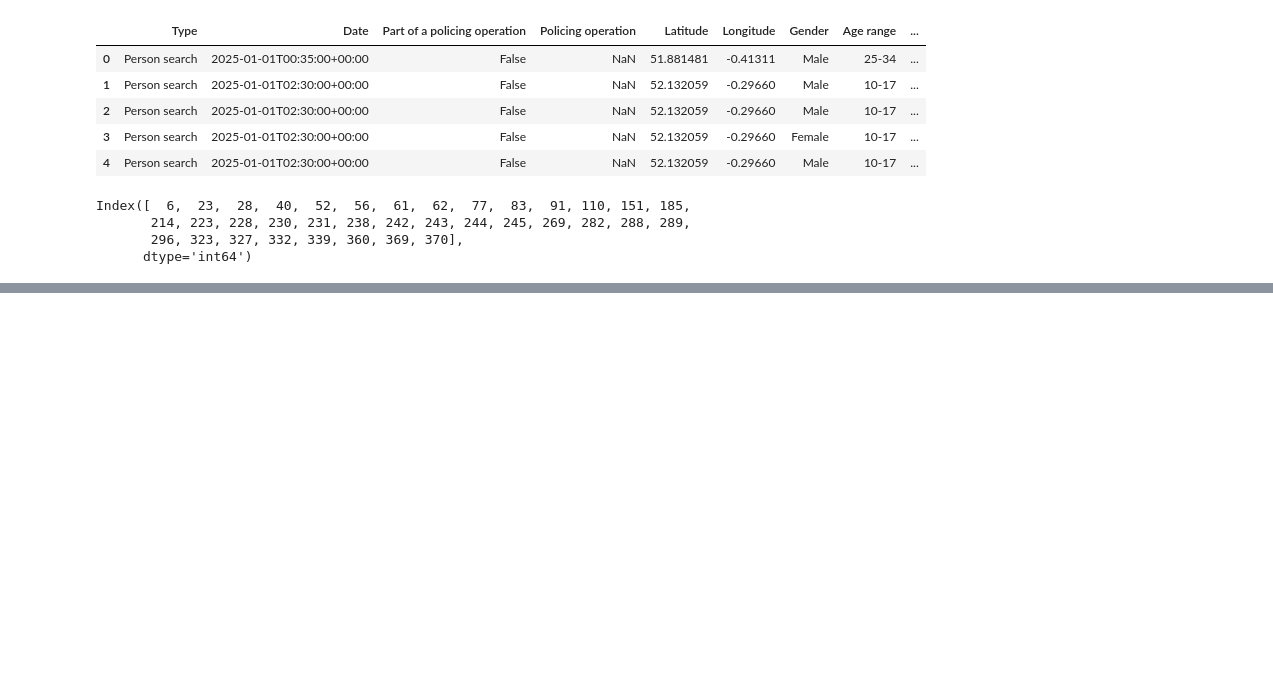
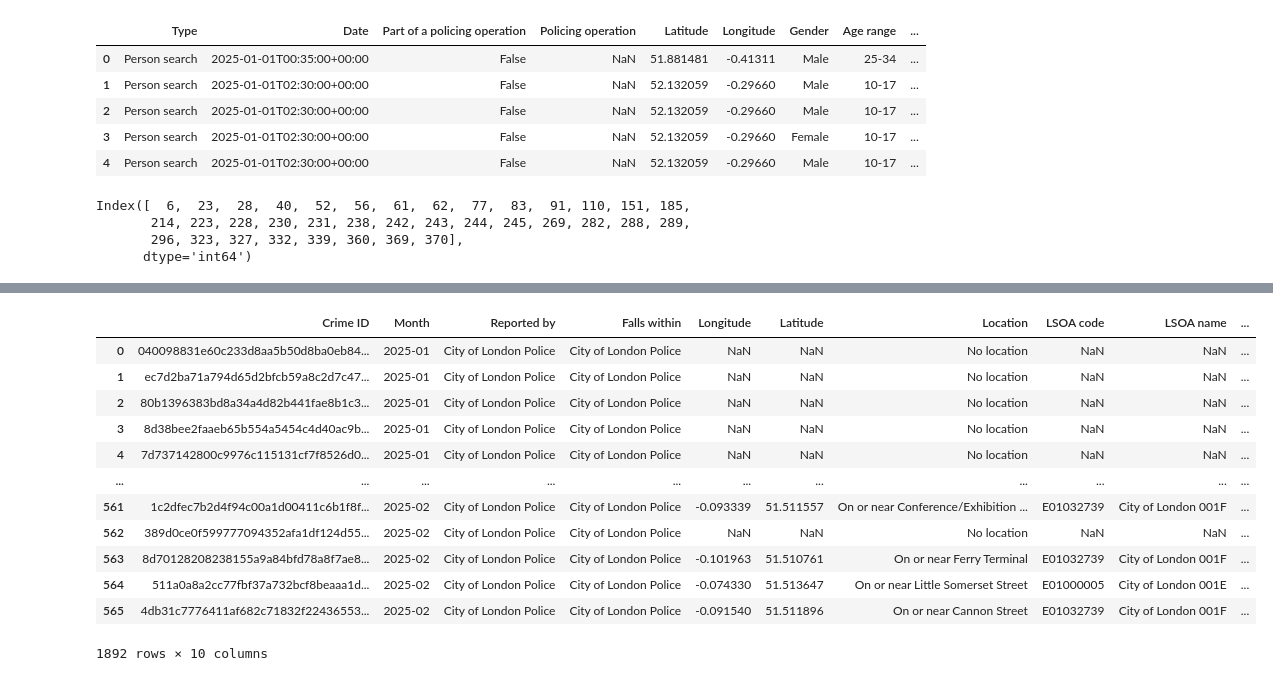
Before and after one commit to para662/dataviz2025, a Jupyter notebook: pandas_101_2025.ipynb, the cells around one changed output, grey strips where cells are left out. Saved outputs shown, nothing was run; the diff lists cells and outputs as text; code cells hidden in the pictures; blank space fills up the shorter version.

```diff
--- a/pandas_101_2025.ipynb
+++ b/pandas_101_2025.ipynb
@@ -1025,0 +1094,22 @@ Index([  6,  23,  28,  40,  52,  56,  61,  62,  77,  83,  91, 110, 151, 185,
+# %%
+city_of_london = pd.read_csv('/content/drive/MyDrive/data/2025-01/2025-01-city-of-london-outcomes.csv')
+city_of_london2 = pd.read_csv('/content/drive/MyDrive/data/2025-02/2025-02-city-of-london-outcomes.csv')
+city_of_london3 = pd.read_csv('/content/drive/MyDrive/data/2025-02/2025-02-city-of-london-outcomes.csv')
+# %%
+city_of_london123 = pd.concat([city_of_london, city_of_london2, city_of_london3])
+# %%
+city_of_london123
+# %% [output]
+|  | Crime ID | Month | Reported by | Falls within | Longitude | Latitude | Location | LSOA code | LSOA name | ... |
+| 0 | 040098831e60c233d8aa5b50d8ba0eb84... | 2025-01 | City of London Police | City of London Police | NaN | NaN | No location | NaN | NaN | ... |
+| 1 | ec7d2ba71a794d65d2bfcb59a8c2d7c47... | 2025-01 | City of London Police | City of London Police | NaN | NaN | No location | NaN | NaN | ... |
+| 2 | 80b1396383bd8a34a4d82b441fae8b1c3... | 2025-01 | City of London Police | City of London Police | NaN | NaN | No location | NaN | NaN | ... |
+| 3 | 8d38bee2faaeb65b554a5454c4d40ac9b... | 2025-01 | City of London Police | City of London Police | NaN | NaN | No location | NaN | NaN | ... |
+| 4 | 7d737142800c9976c115131cf7f8526d0... | 2025-01 | City of London Police | City of London Police | NaN | NaN | No location | NaN | NaN | ... |
+| ... | ... | ... | ... | ... | ... | ... | ... | ... | ... | ... |
+| 561 | 1c2dfec7b2d4f94c00a1d00411c6b1f8f... | 2025-02 | City of London Police | City of London Police | -0.093339 | 51.511557 | On or near Conference/Exhibition ... | E01032739 | City of London 001F | ... |
+| 562 | 389d0ce0f599777094352afa1df124d55... | 2025-02 | City of London Police | City of London Police | NaN | NaN | No location | NaN | NaN | ... |
+| 563 | 8d70128208238155a9a84bfd78a8f7ae8... | 2025-02 | City of London Police | City of London Police | -0.101963 | 51.510761 | On or near Ferry Terminal | E01032739 | City of London 001F | ... |
+| 564 | 511a0a8a2cc77fbf37a732bcf8beaaa1d... | 2025-02 | City of London Police | City of London Police | -0.074330 | 51.513647 | On or near Little Somerset Street | E01000005 | City of London 001E | ... |
+| 565 | 4db31c7776411af682c71832f22436553... | 2025-02 | City of London Police | City of London Police | -0.091540 | 51.511896 | On or near Cannon Street | E01032739 | City of London 001F | ... |
+1892 rows × 10 columns
```
Also changed, not shown: parts of 17 cells of this notebook.
